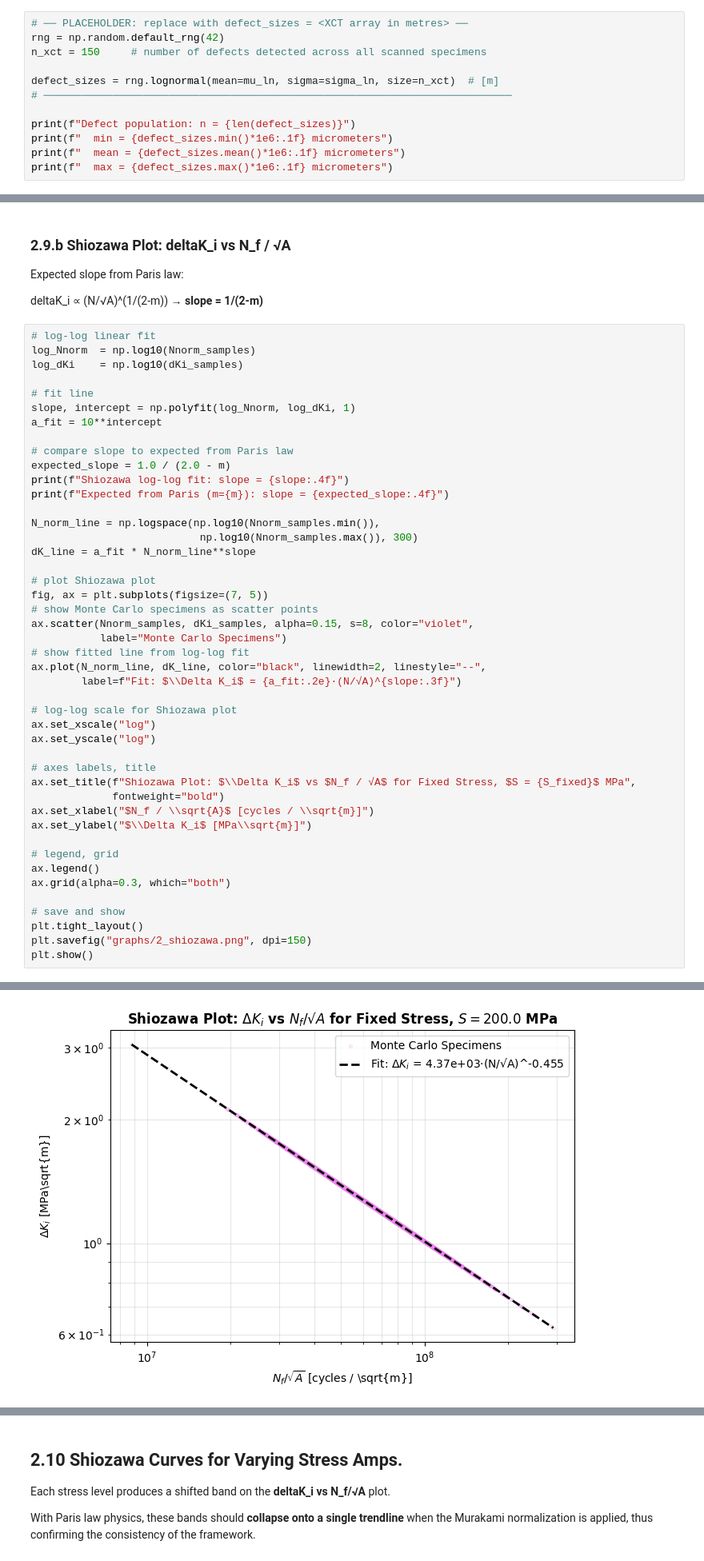
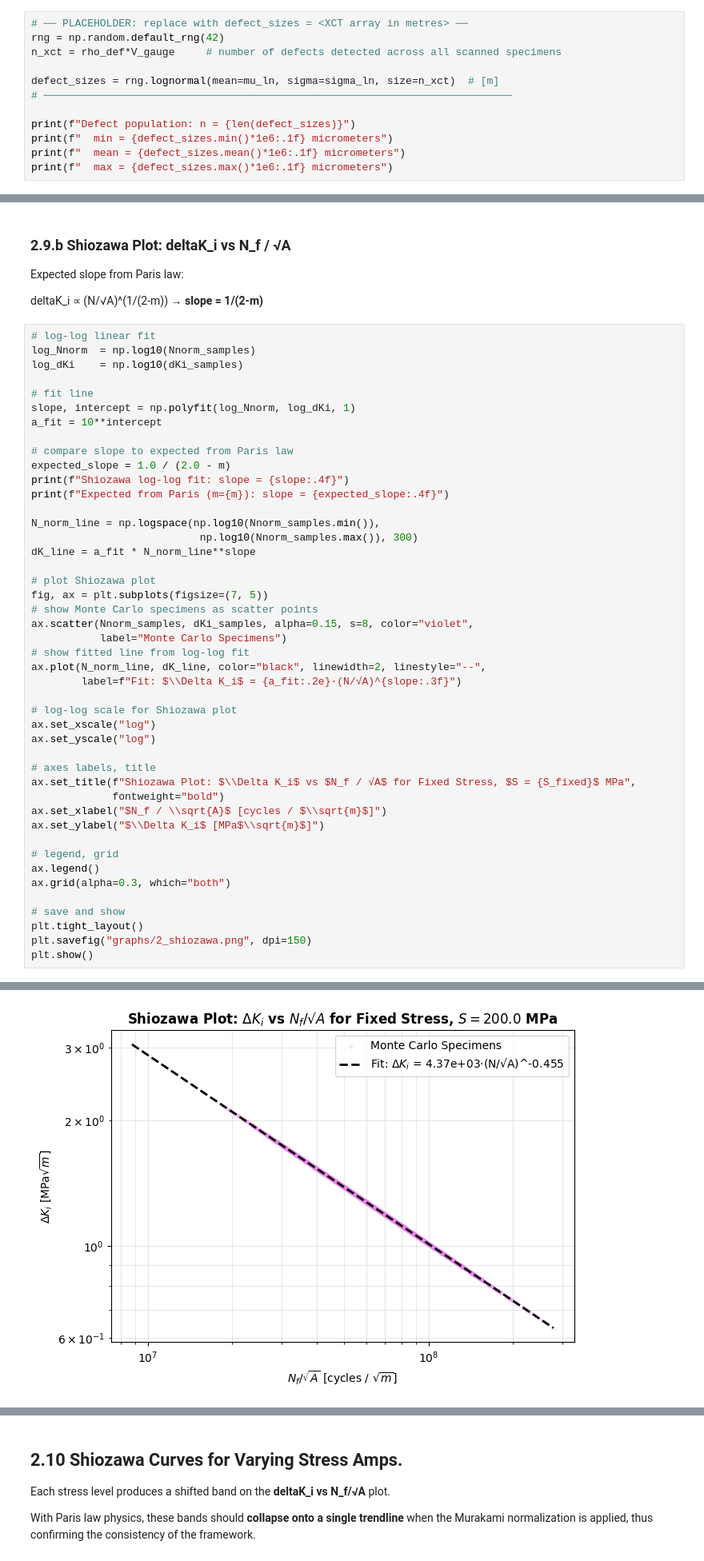
Before and after one commit to jessk816/pinn, a Jupyter notebook: models/paris/workflow.ipynb, the cells around one changed output, grey strips where cells are left out. Shown at 80% size. Saved outputs shown, nothing was run; the diff lists cells and outputs as text.

```diff
--- a/models/paris/workflow.ipynb
+++ b/models/paris/workflow.ipynb
@@ -213,7 +216,7 @@ Lognormal parameters at VED = 50.5 J/mm^3:
 # %%
 # ── PLACEHOLDER: replace with defect_sizes = <XCT array in metres> ──
 rng = np.random.default_rng(42)
-n_xct = 150     # number of defects detected across all scanned specimens
+n_xct = rho_def*V_gauge     # number of defects detected across all scanned specimens
 
 defect_sizes = rng.lognormal(mean=mu_ln, sigma=sigma_ln, size=n_xct)  # [m]
 # ───────────────────────────────────────────────────────────────────────────
@@ -519,36 +522,36 @@ N_norm_line = np.logspace(np.log10(Nnorm_samples.min()),
 dK_line = a_fit * N_norm_line**slope
 
 # plot Shiozawa plot
 fig, ax = plt.subplots(figsize=(7, 5))
 # show Monte Carlo specimens as scatter points
 ax.scatter(Nnorm_samples, dKi_samples, alpha=0.15, s=8, color="violet",
            label="Monte Carlo Specimens")
 # show fitted line from log-log fit
 ax.plot(N_norm_line, dK_line, color="black", linewidth=2, linestyle="--",
         label=f"Fit: $\\Delta K_i$ = {a_fit:.2e}·(N/√A)^{slope:.3f}")
 
 # log-log scale for Shiozawa plot
 ax.set_xscale("log")
 ax.set_yscale("log")
 
 # axes labels, title
 ax.set_title(f"Shiozawa Plot: $\\Delta K_i$ vs $N_f / √A$ for Fixed Stress, $S = {S_fixed}$ MPa",
              fontweight="bold")
-ax.set_xlabel("$N_f / \\sqrt{A}$ [cycles / \\sqrt{m}]")
-ax.set_ylabel("$\\Delta K_i$ [MPa\\sqrt{m}]")
+ax.set_xlabel("$N_f / \\sqrt{A}$ [cycles / $\\sqrt{m}$]")
+ax.set_ylabel("$\\Delta K_i$ [MPa$\\sqrt{m}$]")
 
 # legend, grid
 ax.legend()
 ax.grid(alpha=0.3, which="both")
 
 # save and show
 plt.tight_layout()
 plt.savefig("graphs/2_shiozawa.png", dpi=150)
 plt.show()
 # %% [output]
 Shiozawa log-log fit: slope = -0.4545
 Expected from Paris (m=3.2): slope = -0.8333
-[figure, old version]
+[figure, new version]
 # %% [markdown]
 ### 2.9.c Reliability Curves: Empirical & Weibull Model
 
```
Also changed, not shown: parts of 18 cells of this notebook, 8 other files.
